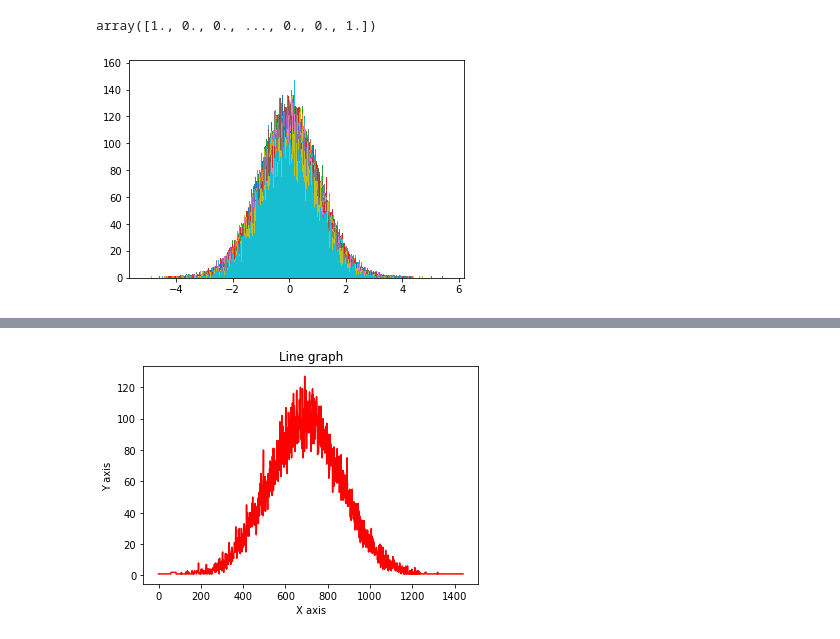
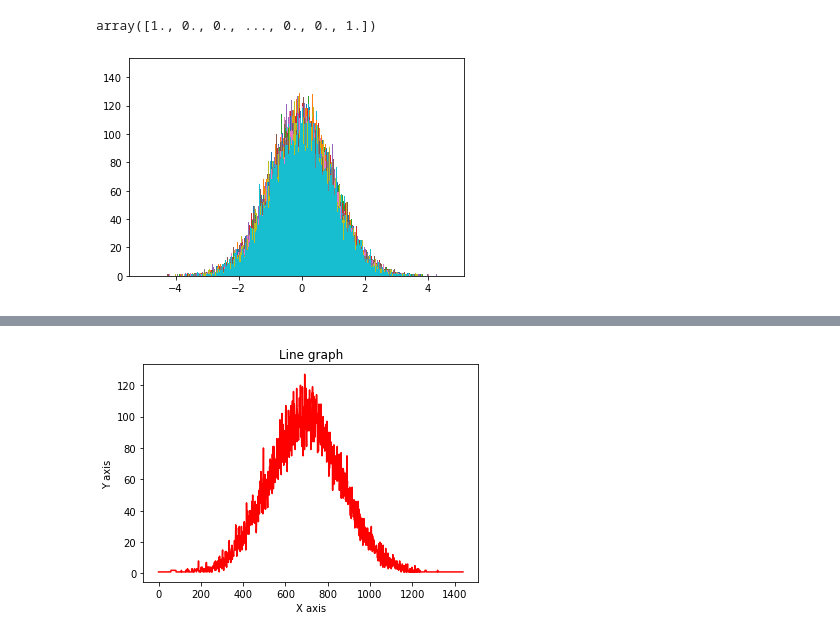
Before and after one commit to olmosjorge28/SMU_MSDS_CAPSTONE_2022, a Jupyter notebook: dummy_data_model.ipynb, the cells around one changed output, grey strips where cells are left out. Drawn from its saved outputs; the diff is of its cells as text; code cells hidden in the pictures.

```diff
--- a/dummy_data_model.ipynb
+++ b/dummy_data_model.ipynb
@@ -408,16 +408,24 @@ def fill_zeros_with_last(arr):
     prev[arr == 0] = 0
     prev = np.maximum.accumulate(prev)
     return arr[prev]
+# %%
+def generate_blacklisted(times, func):
+    all_blacklisted = []
+    for _ in range(times):
+        data = func(loc=0, scale=1, size=1440*30)
+        count, bins, ignored = plt.hist(data, 1440)
+        all_blacklisted.append(fill_zeros_with_last(count))
+    return all_blacklisted
 # %%
-def generate_blacklisted(times, func):
+def generate_whitelisted(times, func):
     all_blacklisted = []
     for _ in range(times):
-        data = func(3.14159, size=1440*30)
+        data = func(3.14159, size=1440*10)
         count, bins, ignored = plt.hist(data, 1440)
         all_blacklisted.append(fill_zeros_with_last(count))
     return all_blacklisted
 # %%
-sample_blaclisted = generate_blacklisted(200, normal)
+sample_blacklisted = generate_blacklisted(20, normal)
 # %% [output]
-[figure, old version]
+[figure, new version]
 # %%
```
Also changed, not shown: parts of 13 cells of this notebook, 1 other file.
